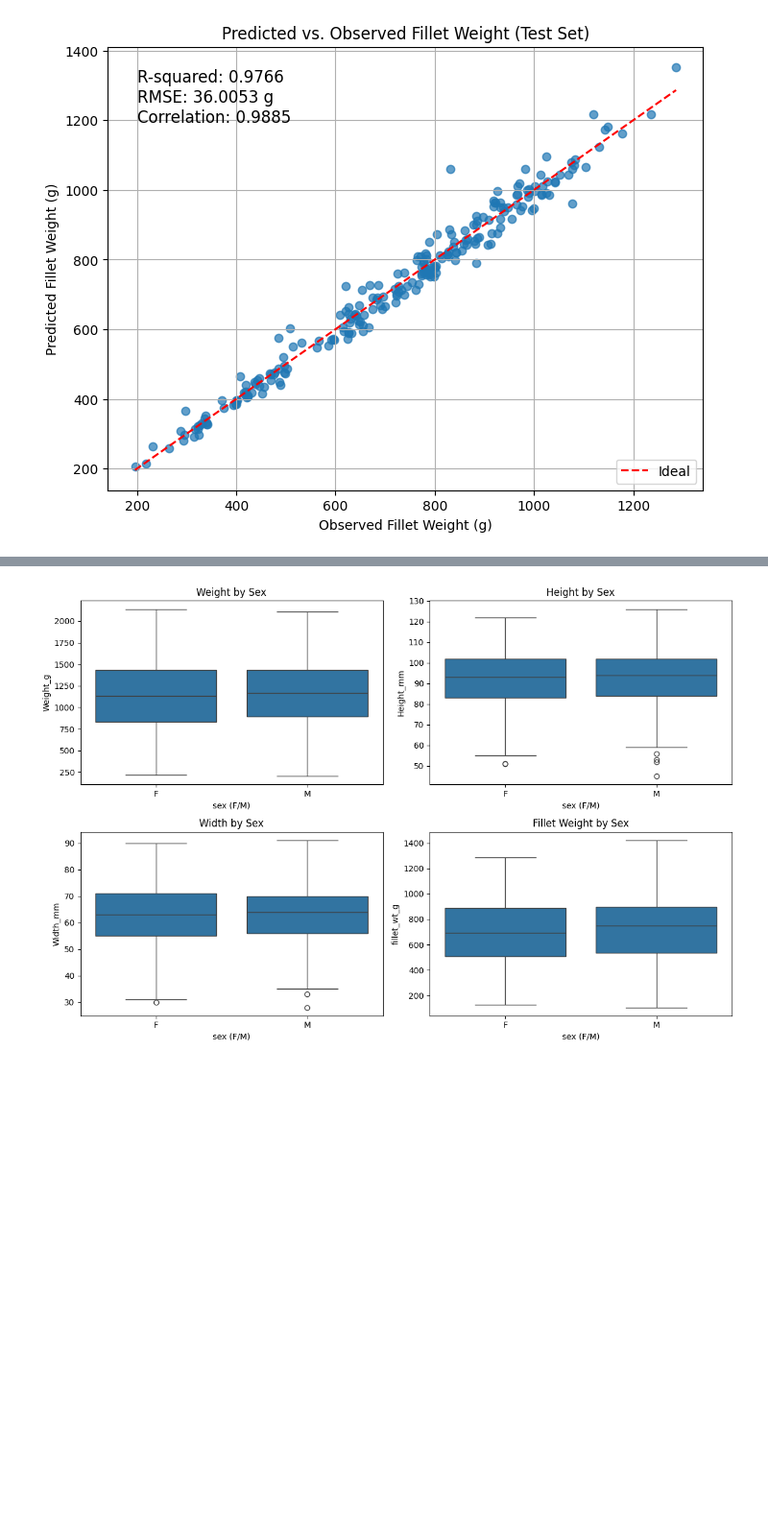
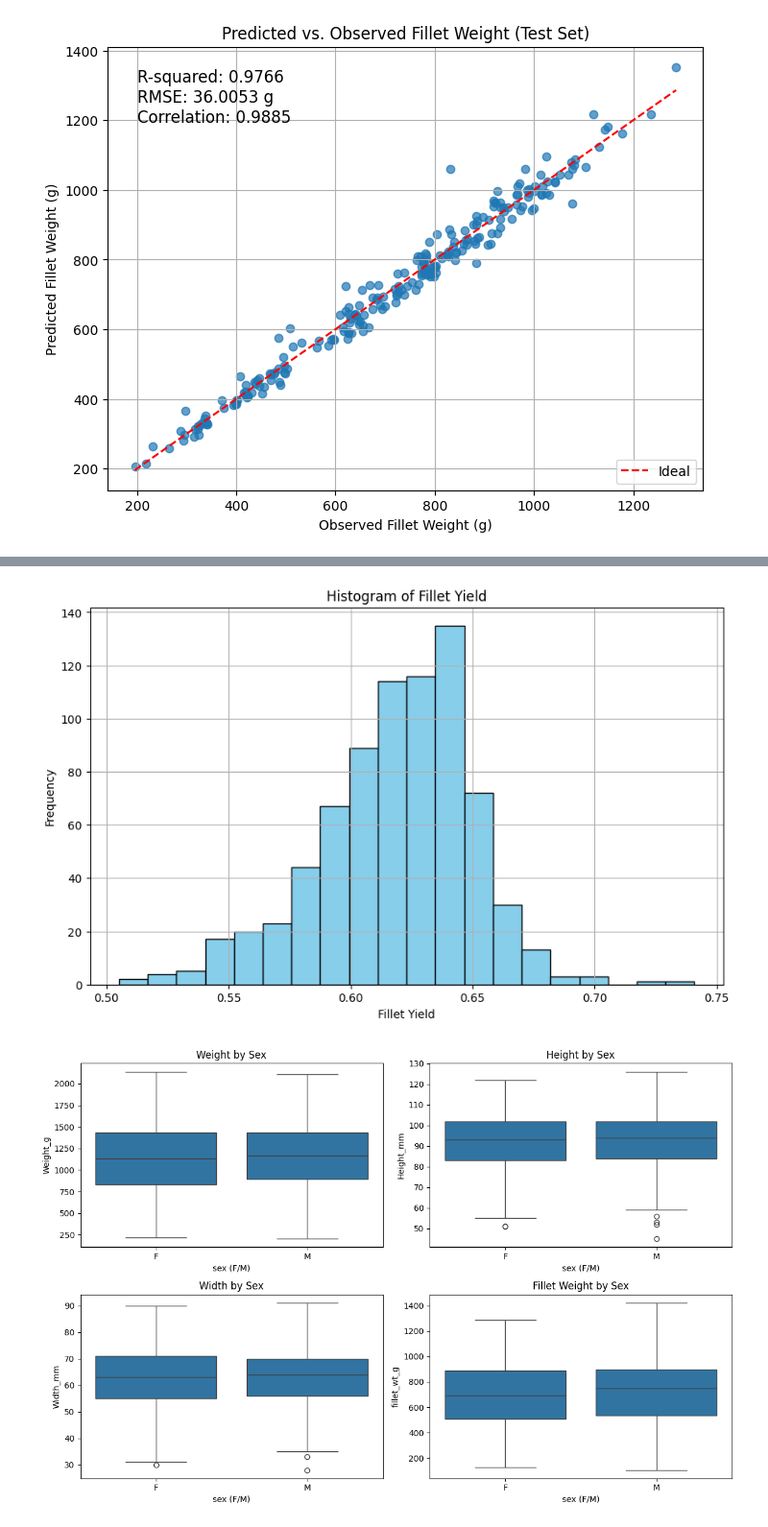
Before and after one commit to GGlivePh/PLF, a Jupyter notebook: selras.ipynb, the cells around one changed output, grey strips where cells are left out. Shown at 96% size. Drawn from its saved outputs; the diff is of its cells as text; code cells hidden in the pictures; blank space fills up the shorter version.

```diff
--- a/selras.ipynb
+++ b/selras.ipynb
@@ -331,3 +326,20 @@ plt.show()
+# %%
+# prompt: plot histogram of Fillet Yield
+
+import matplotlib.pyplot as plt
+
+# Assuming 'data1' and 'Fillet_Yield' column are already defined as in your code.
+
+# Create the histogram
+plt.figure(figsize=(10, 6))
+plt.hist(data1['Fillet_Yield'], bins=20, color='skyblue', edgecolor='black')  # Adjust the number of bins as needed
+plt.xlabel('Fillet Yield')
+plt.ylabel('Frequency')
+plt.title('Histogram of Fillet Yield')
+plt.grid(True)
+plt.show()
+# %% [output]
+[figure, added]
 # %%
 # prompt: Using dataframe data1: visualize sex differences in weight, height, width and fillet in an aggregated figure with sub plots)?
 
```
Also changed, not shown: parts of 3 cells of this notebook.
